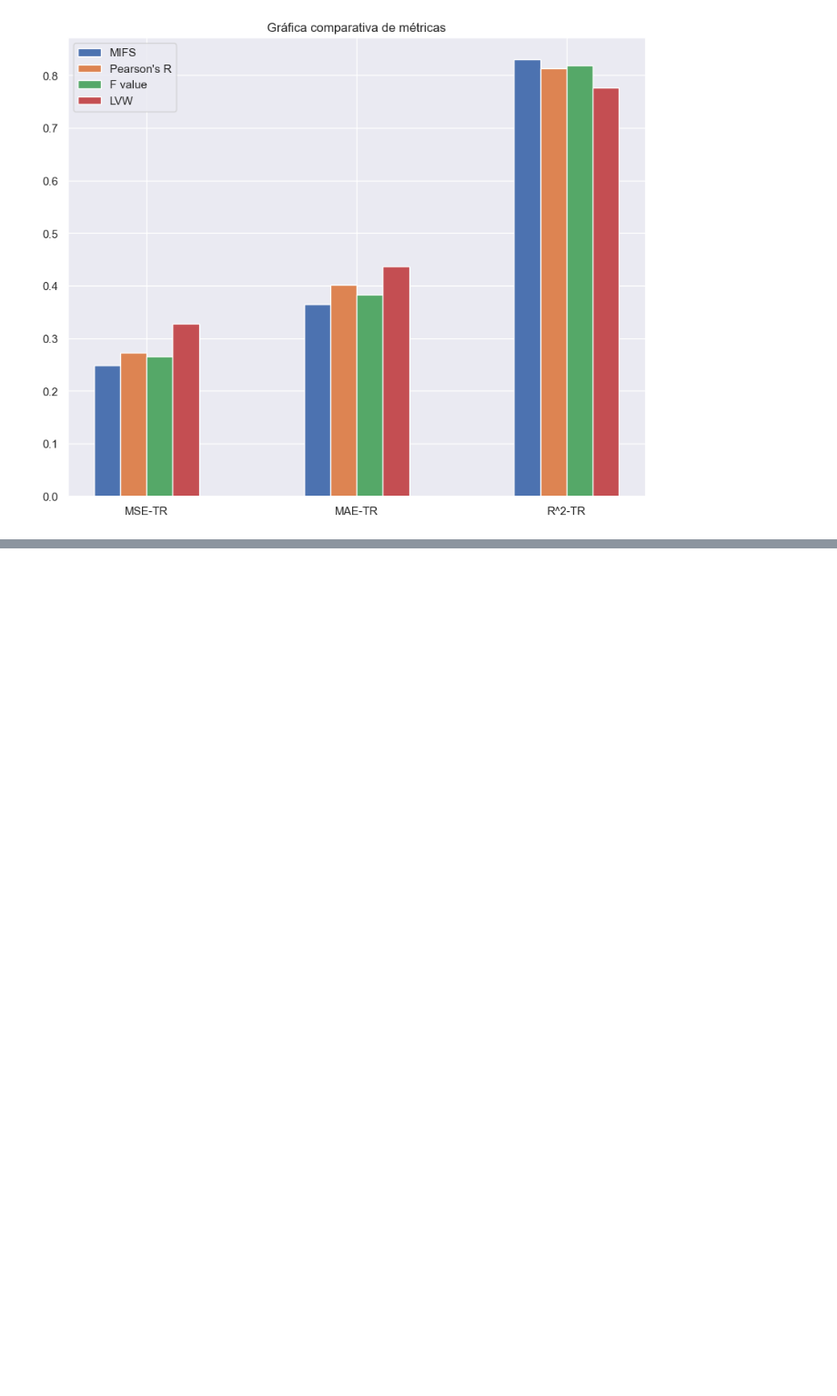
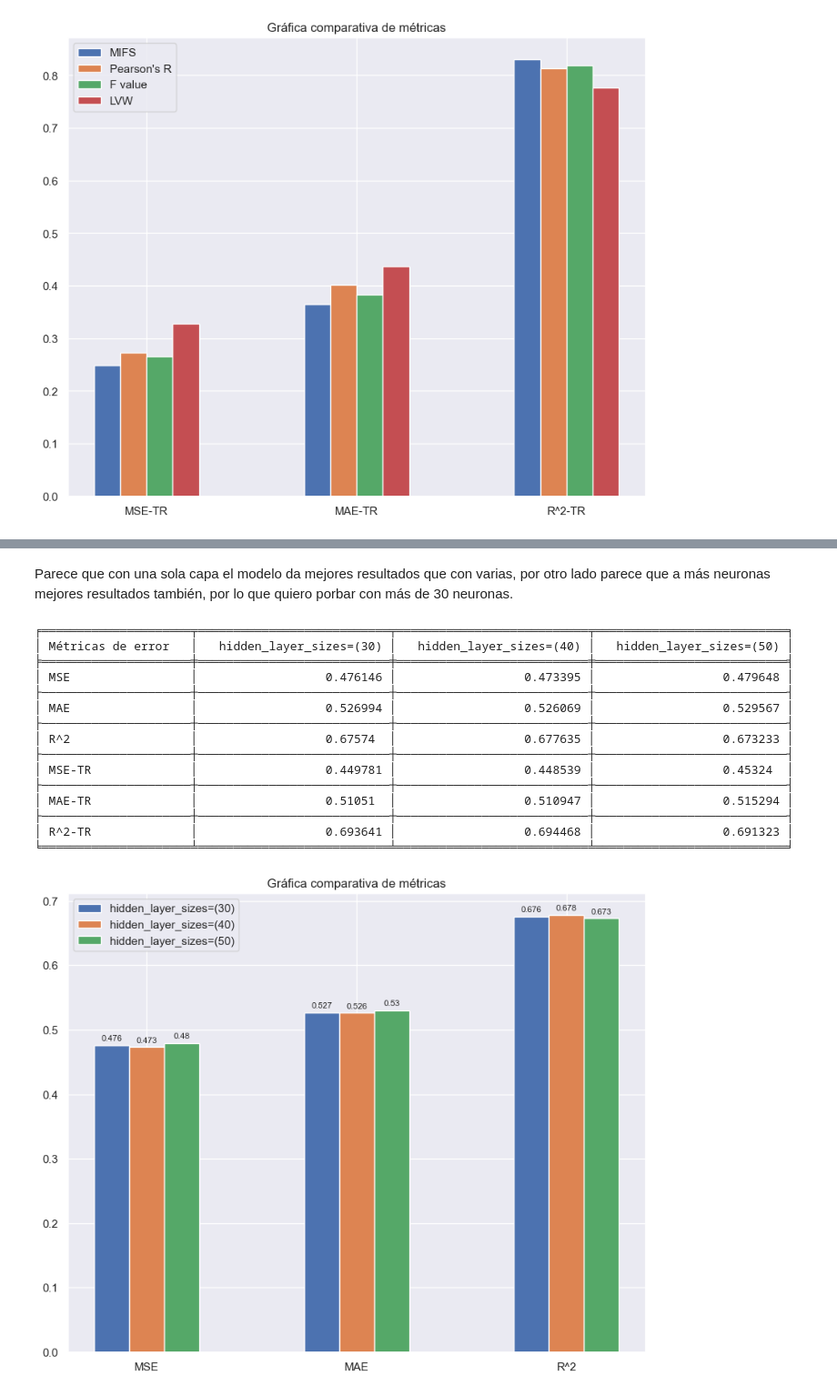
Before and after one commit to JMMelcrack/Predictive-models-applied-to-the-analysis-of-professional-footballers-wages, a Jupyter notebook: FeatureSelection.ipynb, the cells around one changed output, grey strips where cells are left out. Shown at 91% size. Cells and saved outputs as stored; diff of their text form; code cells hidden in the pictures; blank space fills up the shorter version.

```diff
--- a/FeatureSelection.ipynb
+++ b/FeatureSelection.ipynb
@@ -1864,0 +2042,39 @@ graficaComparacion(all_result[:, 3:6], titulos, categorias[3:6])
+# %% [markdown]
+Parece que con una sola capa el modelo da mejores resultados que con varias, por otro lado parece que a más neuronas mejores resultados también, por lo que quiero porbar con más de 30 neuronas.
+# %%
+model_1 = MLPRegressor(random_state=34, hidden_layer_sizes=(30), max_iter=500)
+model_2 = MLPRegressor(random_state=34, hidden_layer_sizes=(40), max_iter=500)
+model_3 = MLPRegressor(random_state=34, hidden_layer_sizes=(50), max_iter=500)
+
+# Aplicamos CV a nuestros modelos para obtener sus métricas de error
+result1 = crossValidation(model_1, kf, LVW_data, y_train_log, True)
+result2 = crossValidation(model_2, kf, LVW_data, y_train_log, True)
+result3 = crossValidation(model_3, kf, LVW_data, y_train_log, True)
+
+all_result = np.vstack((result1[1:], result2[1:], result3[1:]))
+
+categorias = ['MSE', 'MAE', 'R^2', 'MSE-TR', 'MAE-TR', 'R^2-TR']
+titulos = ['hidden_layer_sizes=(30)', 'hidden_layer_sizes=(40)', 'hidden_layer_sizes=(50)']
+
+tablaComparacion(all_result, categorias, titulos)
+
+# Visualizamos los gráficos de barras de los distintos modelos para las métricas de error
+graficaComparacion(all_result[:, 0:3], titulos, categorias[0:3])
+graficaComparacion(all_result[:, 3:6], titulos, categorias[3:6])
+# %% [output]
+╒═════════════════════╤═══════════════════════════╤═══════════════════════════╤═══════════════════════════╕
+│ Métricas de error   │   hidden_layer_sizes=(30) │   hidden_layer_sizes=(40) │   hidden_layer_sizes=(50) │
+╞═════════════════════╪═══════════════════════════╪═══════════════════════════╪═══════════════════════════╡
+│ MSE                 │                  0.476146 │                  0.473395 │                  0.479648 │
+├─────────────────────┼───────────────────────────┼───────────────────────────┼───────────────────────────┤
+│ MAE                 │                  0.526994 │                  0.526069 │                  0.529567 │
+├─────────────────────┼───────────────────────────┼───────────────────────────┼───────────────────────────┤
+│ R^2                 │                  0.67574  │                  0.677635 │                  0.673233 │
+├─────────────────────┼───────────────────────────┼───────────────────────────┼───────────────────────────┤
+│ MSE-TR              │                  0.449781 │                  0.448539 │                  0.45324  │
+├─────────────────────┼───────────────────────────┼───────────────────────────┼───────────────────────────┤
+│ MAE-TR              │                  0.51051  │                  0.510947 │                  0.515294 │
+├─────────────────────┼───────────────────────────┼───────────────────────────┼───────────────────────────┤
+│ R^2-TR              │                  0.693641 │                  0.694468 │                  0.691323 │
+╘═════════════════════╧═══════════════════════════╧═══════════════════════════╧═══════════════════════════╛
+[figure, added]
```
Also changed, not shown: parts of 40 cells of this notebook.
